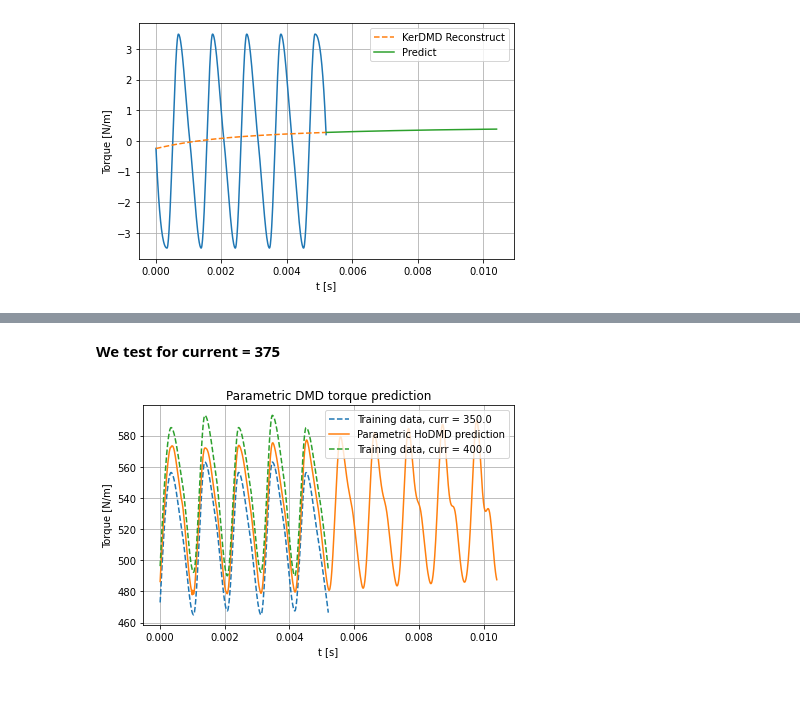
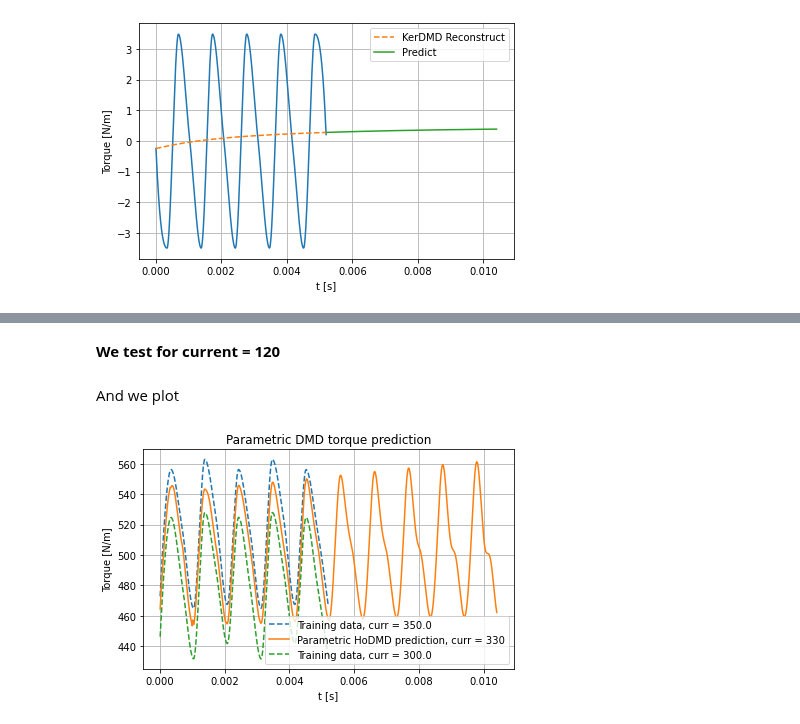
Before and after one commit to azzeddinetiba/ROM_AM, a Jupyter notebook: examples/Motor_torque.ipynb, the cells around one changed output, grey strips where cells are left out. Drawn from its saved outputs; the diff is of its cells as text; code cells hidden in the pictures; blank space fills up the shorter version.

Commit message:
Automatize plot choices

```diff
--- a/examples/Motor_torque.ipynb
+++ b/examples/Motor_torque.ipynb
@@ -161,20 +165,30 @@ muROM = ParROM(pard)
 
 muROM.decompose(X = param_data, params = param, dt = dt, normalize = True, dmd_model="hodmd", hod=104)
 # %% [markdown]
-**We test for current = 375**
+**We test for current = 120**
 # %%
-test_curr = 375
+test_curr = 330
 
 result_ = np.real(muROM.predict(t_predict, test_curr, t1 = t0, stabilize=False))
+# %% [markdown]
+And we plot
 # %%
-plt.plot(t, param_data[7, 0, 1::], '--', label = "Training data, curr = "+str(param[7]))
-plt.plot(t_predict, result_[0, :], label = "Parametric HoDMD prediction")
-plt.plot(t, param_data[8, 0, 1::], '--', label = "Training data, curr = "+str(param[8]))
+def find_2_nearest(array, value):
+    idx = (np.abs(array - value)).argmin()
+    idx2 = (np.abs(np.delete(array, idx) - value)).argmin()
+    if array[idx] < value:
+        idx2+=1
+    return idx, idx2
+
+cls_id1, cls_id2 = find_2_nearest(param, test_curr)
+plt.plot(t, param_data[cls_id1, 0, 1::], '--', label = "Training data, curr = "+str(param[cls_id1]))
+plt.plot(t_predict, result_[0, :], label = "Parametric HoDMD prediction, curr = "+str(test_curr))
+plt.plot(t, param_data[cls_id2, 0, 1::], '--', label = "Training data, curr = "+str(param[cls_id2]))
 plt.grid();
 plt.legend();
 plt.xlabel("t [s]");
 plt.ylabel("Torque [N/m]");
 plt.title("Parametric DMD torque prediction");
 plt.tight_layout();
 # %% [output]
-[figure, old version]
+[figure, new version]
```
Also changed, not shown: parts of 2 cells of this notebook.
